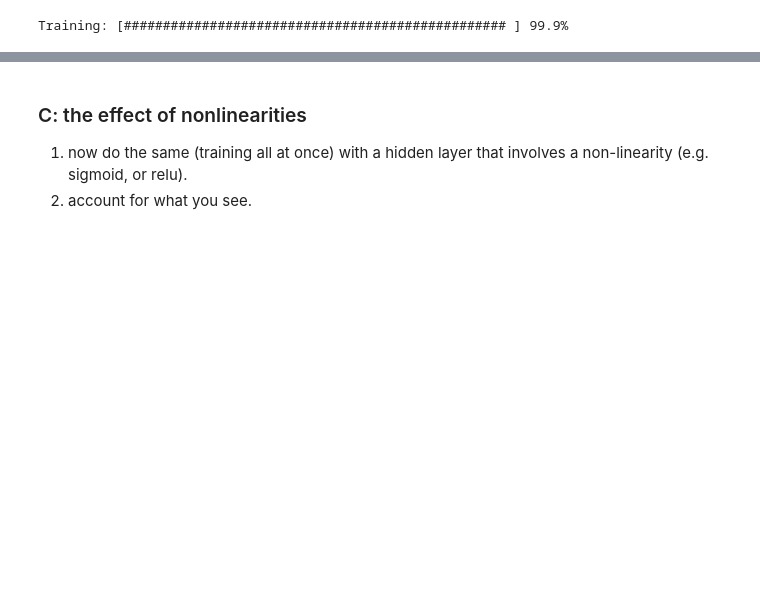
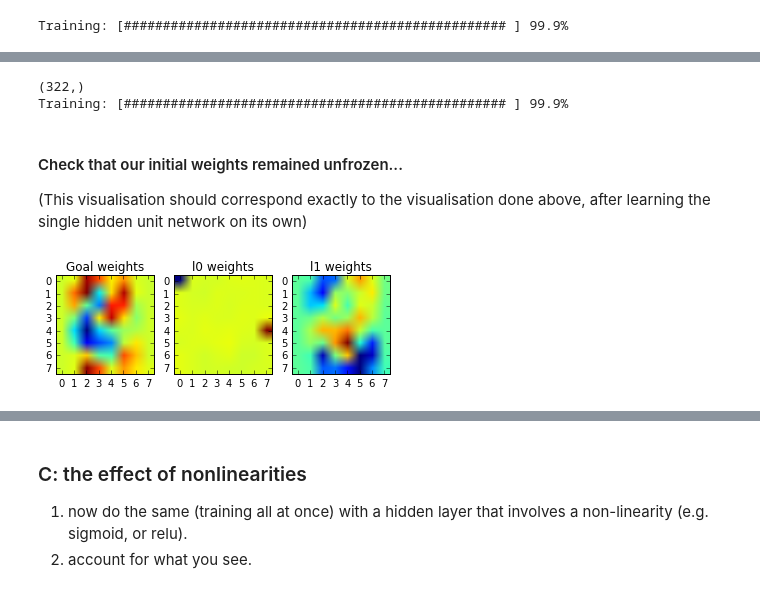
Before and after one commit to harryross263/comp421, a Jupyter notebook: Assignments/harry_second_assignment.ipynb, the cells around one changed output, grey strips where cells are left out. Drawn from its saved outputs; the diff is of its cells as text; code cells hidden in the pictures; blank space fills up the shorter version.

```diff
--- a/Assignments/harry_second_assignment.ipynb
+++ b/Assignments/harry_second_assignment.ipynb
@@ -187,12 +218,0 @@ for i in range(num_params):
-# %%
-# Let's visualise some of the predictions of the neural net.
-for i in range(10):
-    instance = np.random.randint(0, X.shape[0])
-    test_predict = neural_net_predict(optimized_params, X[instance])
-    fig = plt.figure()
-    fig.add_subplot(1, 2, 1)
-    plt.imshow(np.reshape(X[instance], (8, 8)), cmap="gray")
-    plt.title("Target")
-    fig.add_subplot(1, 2, 2)
-    plt.imshow(np.reshape(test_predict, (8, 8)), cmap="gray")
-    plt.title("Output")
@@ -226,0 +266,39 @@ weights = init_weights(architecture)
+# %%
+# An autoencoder with a single hidden layer, but two hidden units.
+architecture = [X.shape[1], 2, X.shape[1]]
+
+weights = init_weights(architecture)
+
+# Load the weights that the network learnt earlier and that we
+# have verified match the first principal component closely.
+optimized_params = read_pickle("adam_4_9_good.pickle")
+
+# Insert the frozen weights into the correct rows / columns.
+W0, b0 = weights[0]
+optimized_W0, optimized_b0 = optimized_params[0]
+
+W0[:,:-1] = optimized_W0
+b0[:-1] = optimized_b0
+
+W1, b1 = weights[1]
+optimized_W1, _ = optimized_params[1]
+
+W1[:-1,:] = optimized_W1
+
+# We need to create a mask that tells our optimizer which weights
+# to leave frozen, and which to update during training.
+mask = unfrozen_first_hidden_unit_mask(architecture)
+
+# Run the optimizer by passing the slice in.
+second_order_params = adam(grad_objective, init_params=weights, step_size=step_size,
+                       num_iters=(num_epochs * num_batches), callback=print_progress, unfrozen=mask)
+# %% [output]
+(322,)
+Training: [################################################# ] 99.9%
+# %% [markdown]
+#### Check that our initial weights remained unfrozen...
+(This visualisation should correspond exactly to the visualisation done above, after learning the single hidden unit network on its own)
+# %%
+display_weights(second_order_params, hidden_unit=0, goal_weights=pca.components_[0])
+# %% [output]
+[figure, added]
```
Also changed, not shown: parts of 22 cells of this notebook, 4 other files.
